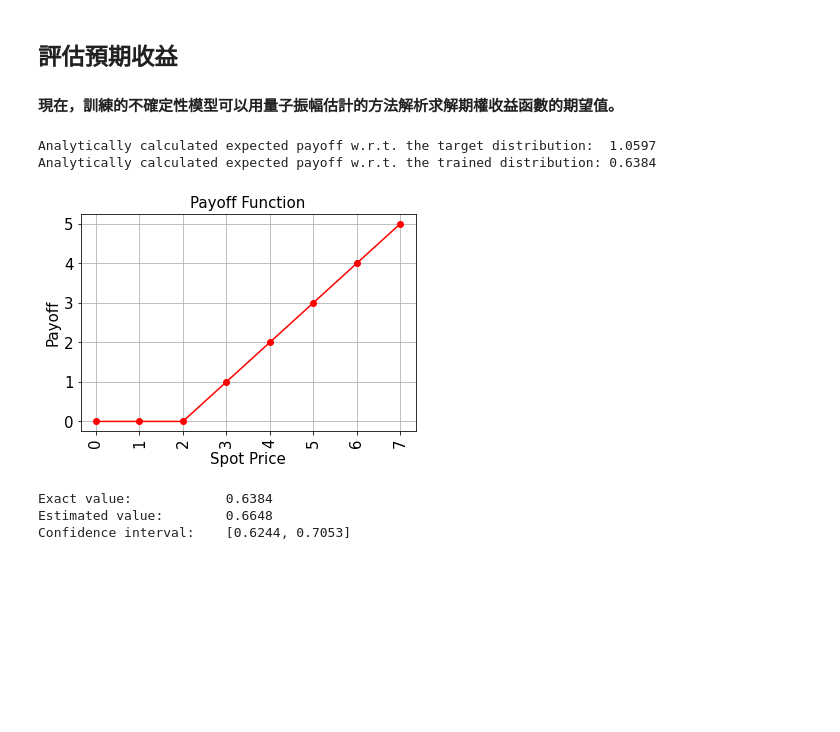
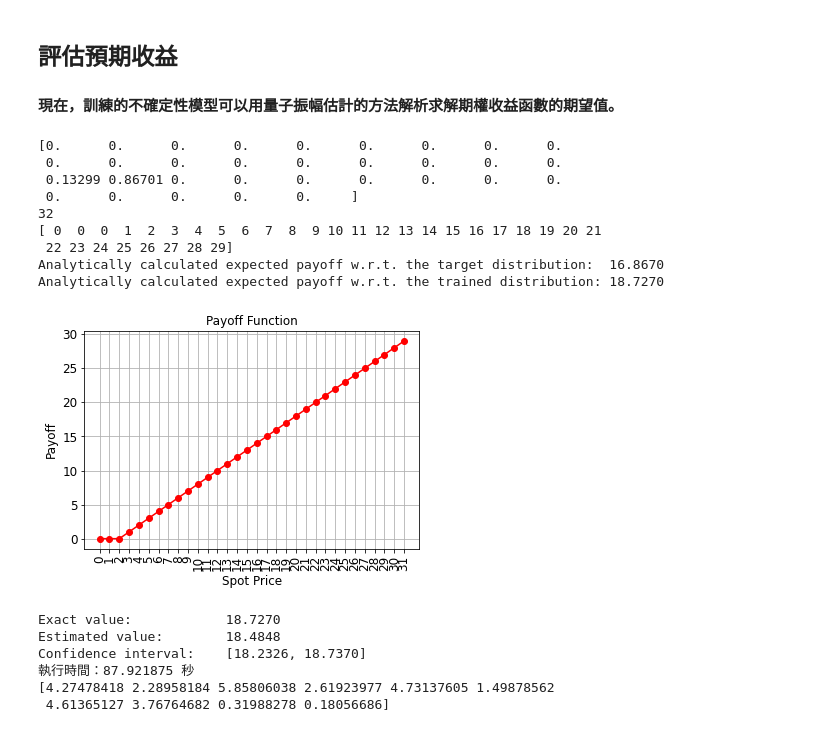
Before and after one commit to showhandss/qGan_new_energy, a Jupyter notebook: qgan load & pricing.ipynb, the cells around one changed output. Drawn from its saved outputs; the diff is of its cells as text; code cells hidden in the pictures; blank space fills up the shorter version.

```diff
--- a/qgan load & pricing.ipynb
+++ b/qgan load & pricing.ipynb
@@ -175,9 +195,9 @@ plt.show()
 #繪製結果分布對於目標分布，也就是對數正態分布，的累積分布函數
 log_normal = np.random.lognormal(mean=1, sigma=1, size=100000)
 log_normal = np.round(log_normal)
-log_normal = log_normal[log_normal <= bounds[1]]
+log_normal = log_normal[log_normal <= load_bounds[1]]
 temp = []
-for i in range(int(bounds[1] + 1)):
+for i in range(int(load_bounds[1] + 1)):
     temp += [np.sum(log_normal==i)]
 log_normal = np.array(temp / sum(temp))
 
@@ -255,20 +282,22 @@ european_call_objective = EuropeanCallExpectedValue(
 ##### 接下來，我們繪製訓練後的概率分佈圖，為了便於比較，我們也繪製目標概率分佈圖。
 # %%
 # 評估訓練過的概率分佈
-values = [bounds[0] + (bounds[1] - bounds[0]) * x / (2 ** num_qubits - 1) for x in range(2**num_qubits)]
-uncertainty_model = g_circuit.assign_parameters(dict(zip(theta, g_params)))
+values = [op_bounds[0] + (op_bounds[1] - op_bounds[0]) * x / (2 ** op_num_qubits - 1) for x in range(2**op_num_qubits)]
+uncertainty_model = op_g_circuit.assign_parameters(dict(zip(theta, g_params)))
 amplitudes = Statevector.from_instruction(uncertainty_model).data
 
 x = np.array(values)
+# print(x)
 y = np.abs(amplitudes) ** 2
+# print(y)
 
 # 從目標概率分佈中抽取樣本
 N = 100000
-log_normal = np.random.lognormal(mean=1, sigma=1, size=N)
+log_normal = np.random.lognormal(mean=estimated_mu, sigma=estimated_sigma, size=N)
 log_normal = np.round(log_normal)
-log_normal = log_normal[log_normal <= 7]
+log_normal = log_normal[log_normal <= (2 ** op_num_qubits) -1]
 log_normal_samples = []
-for i in range(8):
+for i in range(2 ** op_num_qubits):
     log_normal_samples += [np.sum(log_normal==i)]
 log_normal_samples = np.array(log_normal_samples / sum(log_normal_samples))
 
@@ -290,27 +319,44 @@ plt.show()
 #### 現在，訓練的不確定性模型可以用量子振幅估計的方法解析求解期權收益函數的期望值。
 # %%
 # 評估不同發行版本的收益
-payoff = np.array([0,0,0,1,2,3,4,5])
+print(log_normal_samples)
+print(len(y))
+payoff = []
+for i in range(2 ** op_num_qubits):
+    if i <= strike_price:
+        payoff.append(0)
+    else:
+        payoff.append(i - strike_price)
+payoff = np.array(payoff)
+print(payoff)
+
 ep = np.dot(log_normal_samples, payoff)
 print("Analytically calculated expected payoff w.r.t. the target distribution:  %.4f" % ep)
 ep_trained = np.dot(y, payoff)
 print("Analytically calculated expected payoff w.r.t. the trained distribution: %.4f" % ep_trained)
 
 # 繪製精確的收益函數(在訓練的不確定性模型的網格上進行評估)
 x = np.array(values)
 y_strike = np.maximum(0, x - strike_price)
 plt.plot(x, y_strike, 'ro-')
 plt.grid()
-plt.title('Payoff Function', size=15)
-plt.xlabel('Spot Price', size=15)
-plt.ylabel('Payoff', size=15)
-plt.xticks(x, size=15, rotation=90)
-plt.yticks(size=15)
+plt.title('Payoff Function', size=12)
+plt.xlabel('Spot Price', size=12)
+plt.ylabel('Payoff', size=12)
+plt.xticks(x, size=12, rotation=90)
+plt.yticks(size=12)
 plt.show()
 # %% [output]
-Analytically calculated expected payoff w.r.t. the target distribution:  1.0597
-Analytically calculated expected payoff w.r.t. the trained distribution: 0.6384
+[0.      0.      0.      0.      0.      0.      0.      0.      0.
+ 0.      0.      0.      0.      0.      0.      0.      0.      0.
+ 0.13299 0.86701 0.      0.      0.      0.      0.      0.      0.
+ 0.      0.      0.      0.      0.     ]
+32
+[ 0  0  0  1  2  3  4  5  6  7  8  9 10 11 12 13 14 15 16 17 18 19 20 21
+ 22 23 24 25 26 27 28 29]
+Analytically calculated expected payoff w.r.t. the target distribution:  16.8670
+Analytically calculated expected payoff w.r.t. the trained distribution: 18.7270
-[figure, old version]
+[figure, new version]
 # %%
 # 為QAE構造一個操作符
 european_call = european_call_objective.compose(uncertainty_model, front=True)
@@ -331,7 +377,15 @@ conf_int = np.array(result['confidence_interval'])
 print('Exact value:        \t%.4f' % ep_trained)
 print('Estimated value:    \t%.4f' % (result['estimation']))
 print('Confidence interval:\t[%.4f, %.4f]' % tuple(conf_int))
+
+end = time.process_time()
+
+print("執行時間：%f 秒" % (end - start))
+print(g_params)
 # %% [output]
-Exact value:            0.6384
-Estimated value:        0.6648
-Confidence interval:    [0.6244, 0.7053]
+Exact value:            18.7270
+Estimated value:        18.4848
+Confidence interval:    [18.2326, 18.7370]
+執行時間：87.921875 秒
+[4.27478418 2.28958184 5.85806038 2.61923977 4.73137605 1.49878562
+ 4.61365127 3.76764682 0.31988278 0.18056686]
```
Also changed, not shown: parts of 11 cells of this notebook, 2 other files.
